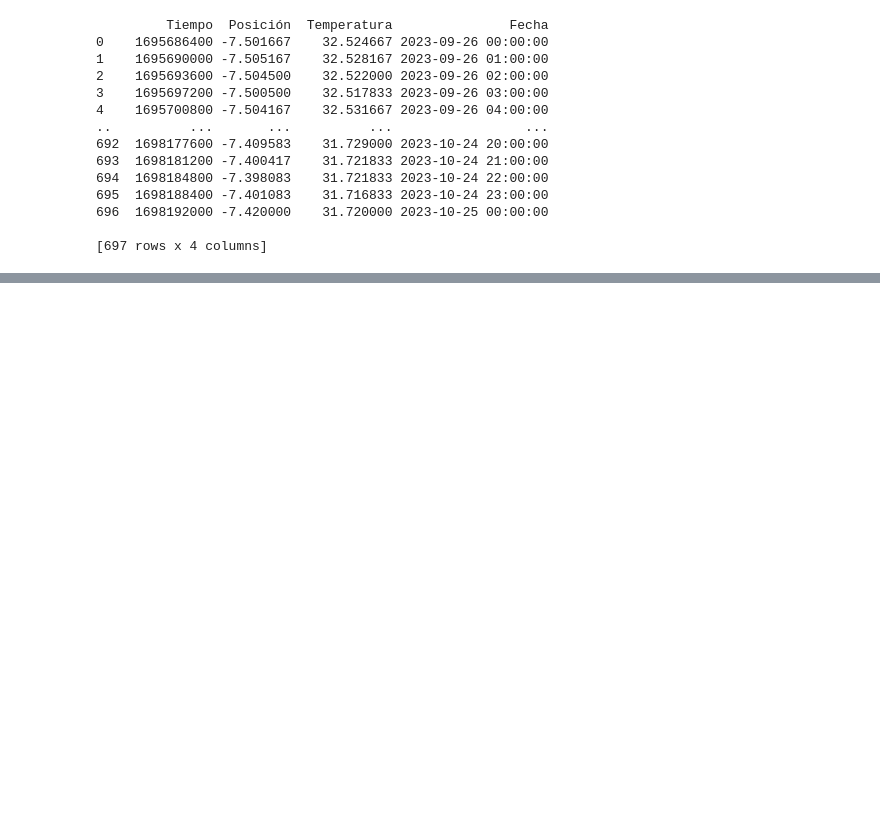
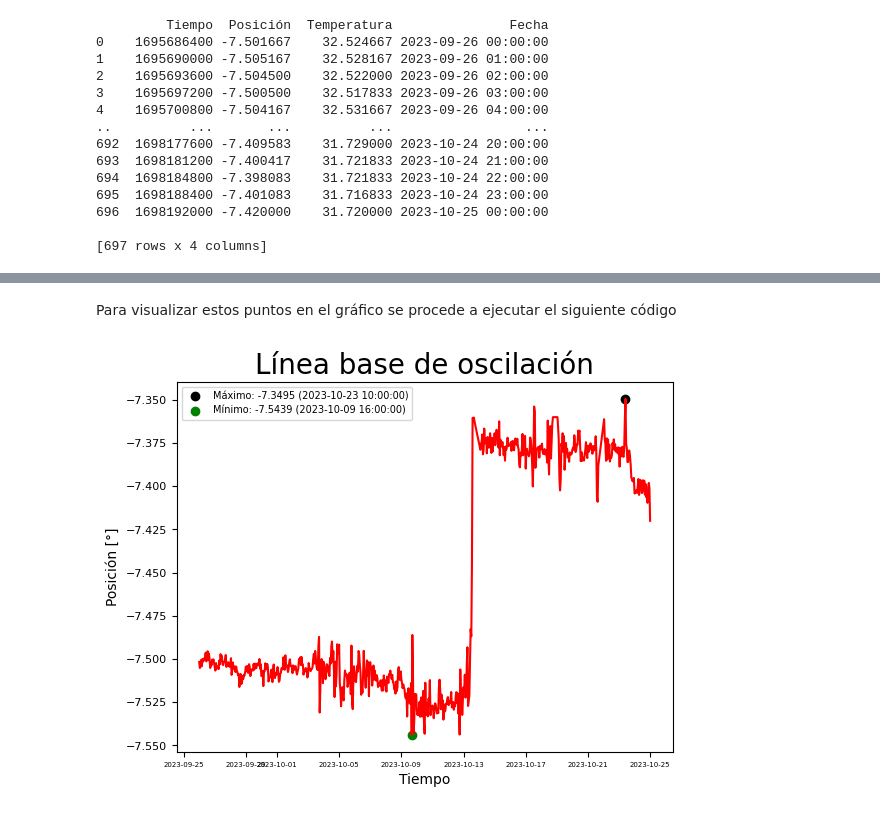
Before and after one commit to jdg16/solucion_giraldo_jupyter, a Jupyter notebook: prueba.ipynb, the cells around one changed output, grey strips where cells are left out. Cells and saved outputs as stored; diff of their text form; code cells hidden in the pictures; blank space fills up the shorter version.

```diff
--- a/prueba.ipynb
+++ b/prueba.ipynb
@@ -68,0 +95,13 @@ plt.show()
+# %%
+# Hallar el indice en el que se encuentra la máxima y mínima posición
+idx_max = df_acelero["Posición"].idxmax()
+idx_min = df_acelero["Posición"].idxmin()
+# Hallar las fechas en las que se produjeron los valores max y min de la posición
+fecha_max = df_acelero["Fecha"].loc[idx_max]
+fecha_min = df_acelero["Fecha"].loc[idx_min]
+# Encontrar el valor max y min de la posicion
+max_posicion = df_acelero["Posición"].max().round(4)
+min_posicion = df_acelero["Posición"].min().round(4)
+# Imprimir el valor max y min de la posición con sus respectivas fechas de ocurrencia
+print(f"Valor máximo de Posición: {max_posicion} Fecha: {fecha_max}")
+print(f"Valor mínimo de Posición: {min_posicion} Fecha: {fecha_min}")
@@ -68,0 +111,31 @@ plt.show()
+# %% [markdown]
+Para visualizar estos puntos en el gráfico se procede a ejecutar el siguiente código
+# %%
+plt.plot(
+    df_acelero["Fecha"],
+    df_acelero["Posición"],
+    color="red",
+)
+plt.title("Línea base de oscilación", fontsize=20)
+plt.xlabel("Tiempo")
+plt.ylabel("Posición [°]")
+plt.xticks(fontsize=5)
+plt.yticks(fontsize=8)
+plt.scatter(
+    df_acelero["Fecha"].iloc[df_acelero["Posición"].idxmax()],
+    max_posicion,
+    color="black",
+    marker="o",
+    label=f"Máximo: {max_posicion} ({fecha_max})",
+)
+plt.scatter(
+    df_acelero["Fecha"].iloc[df_acelero["Posición"].idxmin()],
+    min_posicion,
+    color="green",
+    marker="o",
+    label=f"Mínimo: {min_posicion} ({fecha_min})",
+)
+plt.legend(loc="upper left", fontsize=7)
+plt.show()
+# %% [output]
+[figure, added]
```
Also changed, not shown: parts of 24 cells of this notebook.
